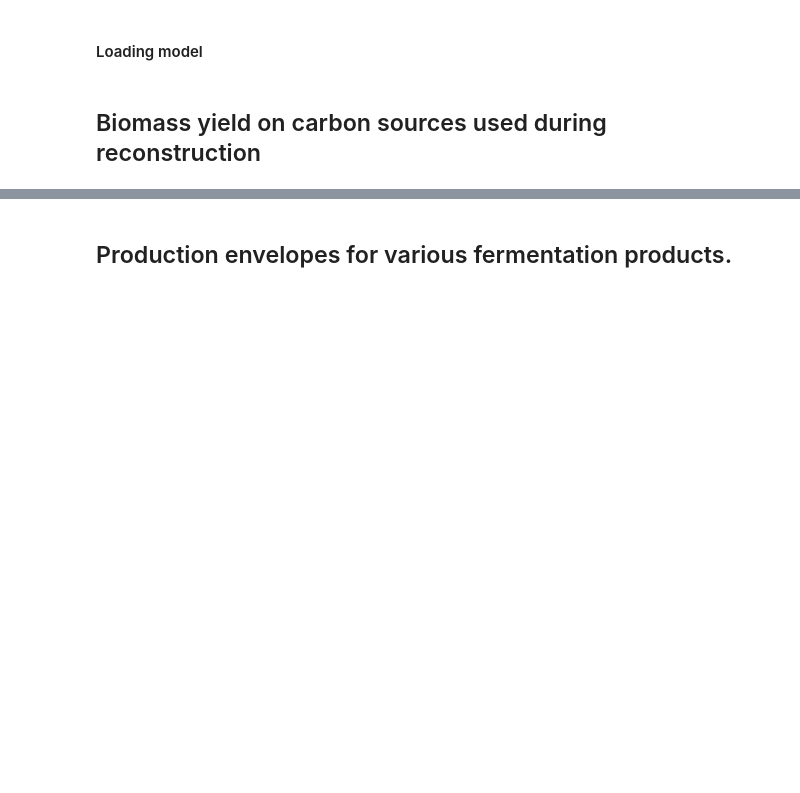
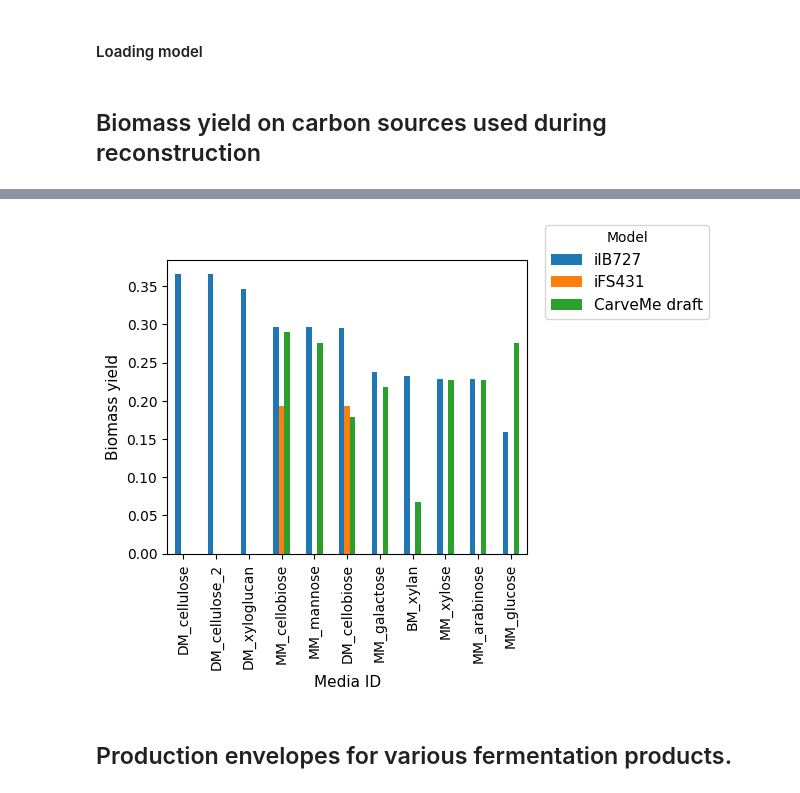
Before and after one commit to IdunBurgos/Ruminiclostridium-cellullolyticum-model-final, a Jupyter notebook: notebooks/Step 6- Model testing.ipynb, the cells around one changed output, grey strips where cells are left out. Drawn from its saved outputs; the diff is of its cells as text; code cells hidden in the pictures; blank space fills up the shorter version.

```diff
--- a/notebooks/Step 6- Model testing.ipynb
+++ b/notebooks/Step 6- Model testing.ipynb
@@ -23,7 +23,7 @@ from mini_model_function import build_mini_model
 #### Loading model
 # %%
 model = load_cbmodel('../models/RcH10_final.xml', flavor='bigg')
-
+model_draft = load_cbmodel('../models/RcH10_draft.xml', flavor='bigg')
 model_iFS431 = load_cbmodel("../models/other_models/iFS431_genes.xml",flavor="cobra",exchange_detection="^EX_.*")
 # %% [markdown]
 ## Biomass yield on carbon sources used during reconstruction
@@ -155,0 +33,19 @@ plt.savefig("../figures/biomass_yield.png")
+# %%
+add = {"BM_xylan":{"xylan8","xylan4","xyl3"},
+       "DM_cellulose":{"cell3","cell4","cell5"},
+       "DM_cellulose_2":{"cell3","cell4","cell5"},
+       "DM_xyloglucan":{"QLLG","QLQG","QQLG","QQQG","GQQG"},
+
+      }
+remove = {"BM_xylan":{"xyl__D"},
+          "DM_cellulose":{"glc__D","cellb"},
+          "DM_cellulose_2":{"glc__D","cellb"},
+          "DM_xyloglucan":{"gal__L","glc__D","gal","xyl__D","cellb"},
+         }
+media_new = {}
+for name,media_set in media.items():
+    if name in remove.keys():
+        media_new[name]=media_set-remove[name]
+        media_new[name].update(add[name])
+    else:
+        media_new[name]=media_set
@@ -156,3 +114,15 @@ plt.savefig("../figures/biomass_yield.png")
+# %%
+yield_df = pd.DataFrame({"iIB727":growth, "iFS431":growth_iFS431,"CarveMe draft":growth_draft})
+yield_df.sort_values("iIB727",inplace=True,ascending=False)
+ax = yield_df.plot.bar()
+ax.set_xlabel("Media ID",fontsize=11)
+ax.set_ylabel("Biomass yield",fontsize=11)
+
+ax.legend(title="Model",loc=[1.05,0.8],fontsize=11)
+plt.tight_layout()
+plt.savefig("../figures/biomass_yield.png")
+# %% [output]
+[figure, added]
 # %% [markdown]
 ## Production envelopes for various fermentation products.
 # %%
```
Also changed, not shown: parts of 11 cells of this notebook, 35 other files.
